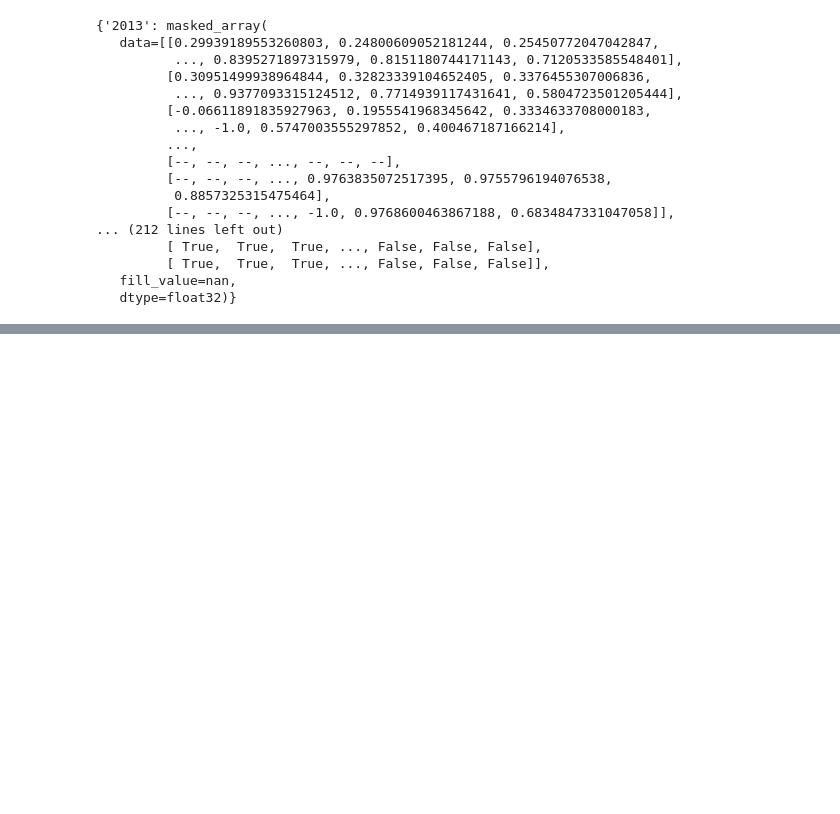
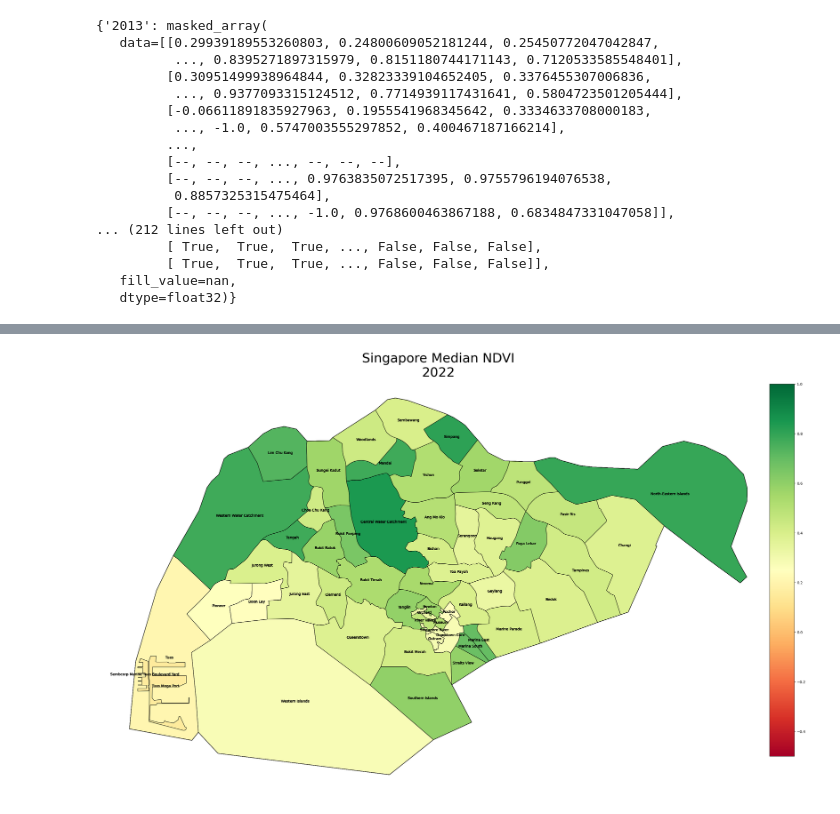
Before and after one commit to Pinnacle55/singapore_ndvi, a Jupyter notebook: Singapore Post-Mosaicking NDVI.ipynb, the cells around one changed output, grey strips where cells are left out. Cells and saved outputs as stored; diff of their text form; code cells hidden in the pictures; blank space fills up the shorter version.

```diff
--- a/Singapore Post-Mosaicking NDVI.ipynb
+++ b/Singapore Post-Mosaicking NDVI.ipynb
@@ -133,0 +138,7 @@ im = show(ndvi_dict['2013'], cmap = "RdYlGn", ax = ax)
+# %%
+# import the suburbs_cleaned as geodataframe
+sg_suburbs = gpd.read_file("sg_suburbs_cleaned.geojson")
+
+print(sg_suburbs.crs)
+
+sg_suburbs
@@ -133,0 +204,72 @@ im = show(ndvi_dict['2013'], cmap = "RdYlGn", ax = ax)
+# %%
+%%time
+from matplotlib.animation import FuncAnimation
+
+years = [str(year) for year in range(2013, 2023)]
+
+# %matplotlib qt5
+fig, ax = plt.subplots(figsize = (32,18))
+ax.axis("off")
+
+ims = []
+
+# Create a custom gradient cmap
+# from matplotlib.colors import LinearSegmentedColormap
+# cmap = LinearSegmentedColormap.from_list(
+#     name='custom',
+#     colors=['red', 'yellow', 'green'])
+
+# This creates a colorbar that will stay on the animation
+# Adds axes with the following arguments: left bottom width height
+cax = fig.add_axes([0.9, 0.1, 0.03, 0.8])
+sm = plt.cm.ScalarMappable(cmap = "RdYlGn", norm=plt.Normalize(vmin = -0.5, vmax = 1))
+# fake up the array of the scalar mappable. Urgh...
+sm._A = []
+fig.colorbar(sm, cax=cax)
+
+
+# colorbar = plt.colorbar(ndvi_plot)
+def update(frame):
+    year = years[frame]
+
+    if len(ims) > 0:
+        del ims[0]
+
+    # This is apparently how you animate with gpd plot
+    artist = sg_suburbs.plot(ax = ax, column = f"{year}_masked_median", edgecolor = "black",
+                             cmap = "RdYlGn", vmin = -0.5, vmax = 1)
+
+    # Annotate municipality names
+    sg_suburbs.apply(lambda x: ax.annotate(text = x["name"],
+                                       xy = x["geometry"].centroid.coords[0],
+                                       ha = "center"), axis = 1)
+
+    # colorbar = plt.colorbar(artist)
+
+    ims.append(artist)
+
+    ax.set_title(f"Singapore Median NDVI\n{year}", fontsize = 36)
+
+    return ims
+
+# Call the func animation class with the appropriate arguments. Frames indicates how many
+# frames there will be IE how many frames will be passed into the `update` function, while
+# repeat tells matplotlib whether to loop the animation, interval tells FuncAnimation how much time
+# between frames
+animation = FuncAnimation(fig, update, frames=len(years), repeat=True, interval = 1000)
+plt.subplots_adjust(
+    top=0.91,
+    bottom=0.02,
+    left=0.008,
+    right=0.992,
+    hspace=0.2,
+    wspace=0.2
+)
+
+# Save the animation
+animation_file = f'singapore_masked_ndvi_animation_by_median.gif'
+animation.save(animation_file, writer='pillow')
+
+plt.show()
+# %% [output]
+[figure, added]
```
Also changed, not shown: parts of 5 cells of this notebook, 8 other files.
